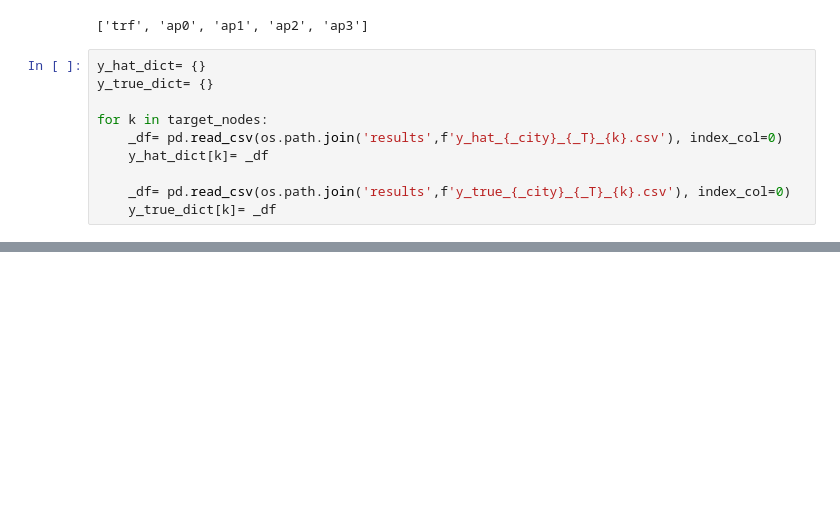
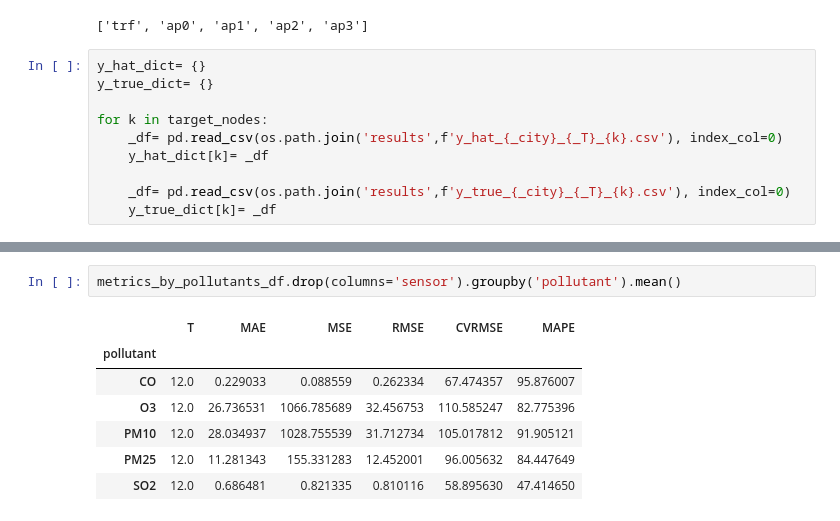
Before and after one commit to fterroso/airpollution_gnn_uca_upct, a Jupyter notebook: 05_analyze_results.ipynb, the cells around one changed output, grey strips where cells are left out. Saved outputs shown, nothing was run; the diff lists cells and outputs as text; blank space fills up the shorter version.

```diff
--- a/05_analyze_results.ipynb
+++ b/05_analyze_results.ipynb
@@ -79,0 +169,10 @@ for k in target_nodes:
+# %%
+metrics_by_pollutants_df.drop(columns='sensor').groupby('pollutant').mean()
+# %% [output]
+|  | T | MAE | MSE | RMSE | CVRMSE | MAPE |
+| pollutant |  |  |  |  |  |  |
+| CO | 12.0 | 0.229033 | 0.088559 | 0.262334 | 67.474357 | 95.876007 |
+| O3 | 12.0 | 26.736531 | 1066.785689 | 32.456753 | 110.585247 | 82.775396 |
+| PM10 | 12.0 | 28.034937 | 1028.755539 | 31.712734 | 105.017812 | 91.905121 |
+| PM25 | 12.0 | 11.281343 | 155.331283 | 12.452001 | 96.005632 | 84.447649 |
+| SO2 | 12.0 | 0.686481 | 0.821335 | 0.810116 | 58.895630 | 47.414650 |
```
Also changed, not shown: parts of 10 cells of this notebook.
